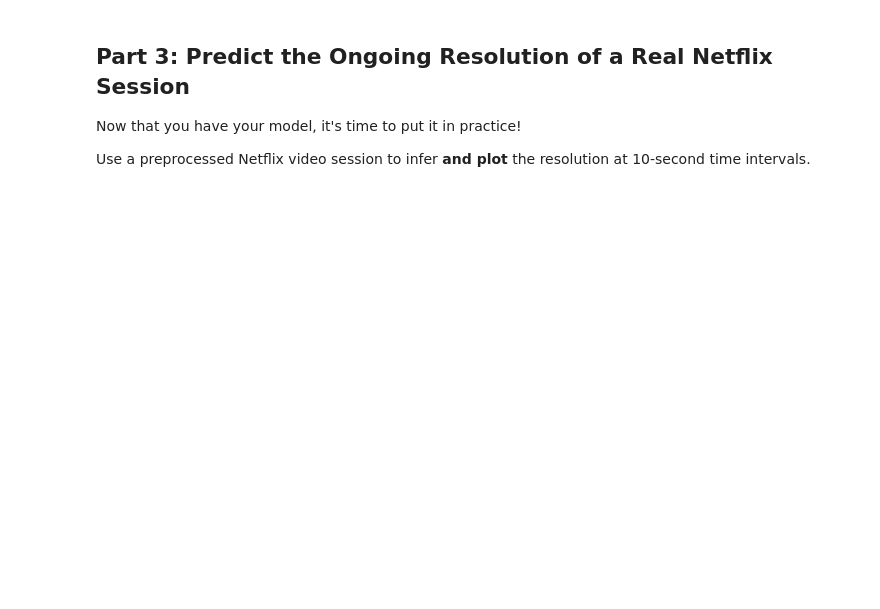
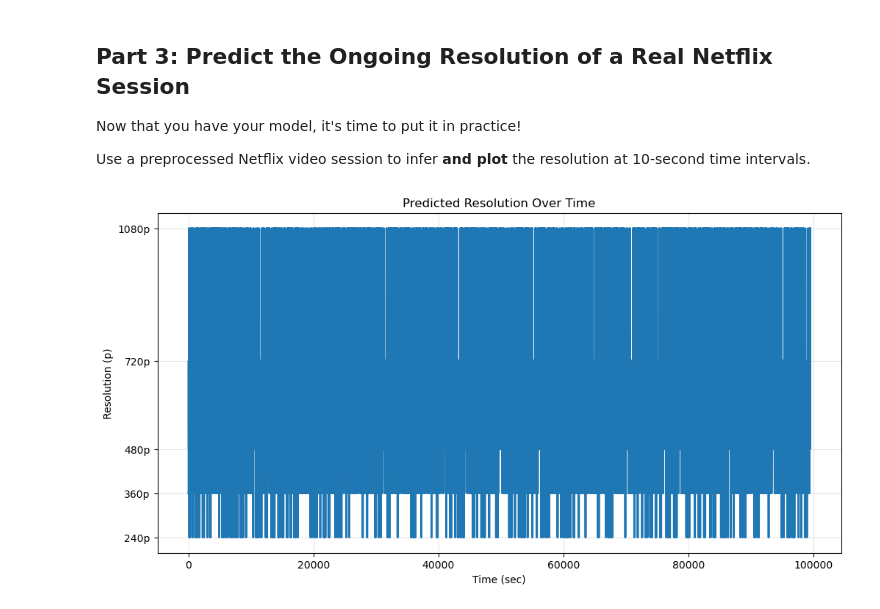
Before and after one commit to noise-course/video-quality-of-experience-cdi1diandian0309, a Jupyter notebook: 1-Video-Quality-Inference.ipynb, the cells around one changed output. Saved outputs shown, nothing was run; the diff lists cells and outputs as text; code cells hidden in the pictures; blank space fills up the shorter version.

```diff
--- a/1-Video-Quality-Inference.ipynb
+++ b/1-Video-Quality-Inference.ipynb
@@ -540,3 +655,21 @@ Evaluate your model accuracy according to the following metrics:
 Now that you have your model, it's time to put it in practice!
 
 Use a preprocessed Netflix video session to infer **and plot** the resolution at 10-second time intervals.
+# %%
+pt3_predictions = best_model.predict(x_test_scaled)
+
+time_intervals = []
+
+for i in range(len(pt3_predictions)):
+    time_intervals.append(i * 10)
+
+plt.figure(figsize=(12, 6))
+plt.plot(time_intervals, pt3_predictions, linewidth = 2)
+plt.title("Predicted Resolution Over Time")
+plt.xlabel("Time (sec)")
+plt.ylabel("Resolution (p)")
+plt.yticks([240, 360, 480, 720, 1080], ['240p', '360p', '480p', '720p', '1080p'])
+plt.grid(True, alpha=0.3)
+plt.show()
+# %% [output]
+[figure, added]
```
Also changed, not shown: parts of 4 cells of this notebook.
